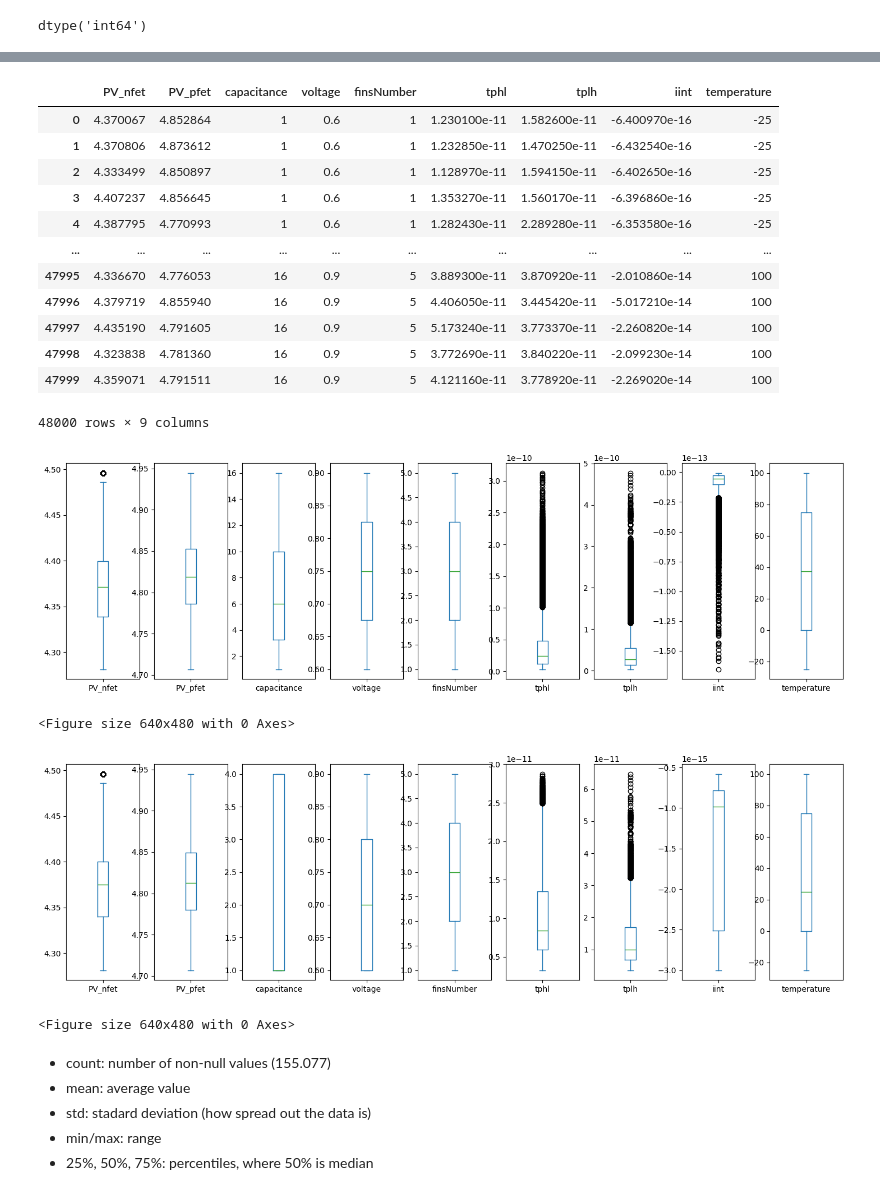
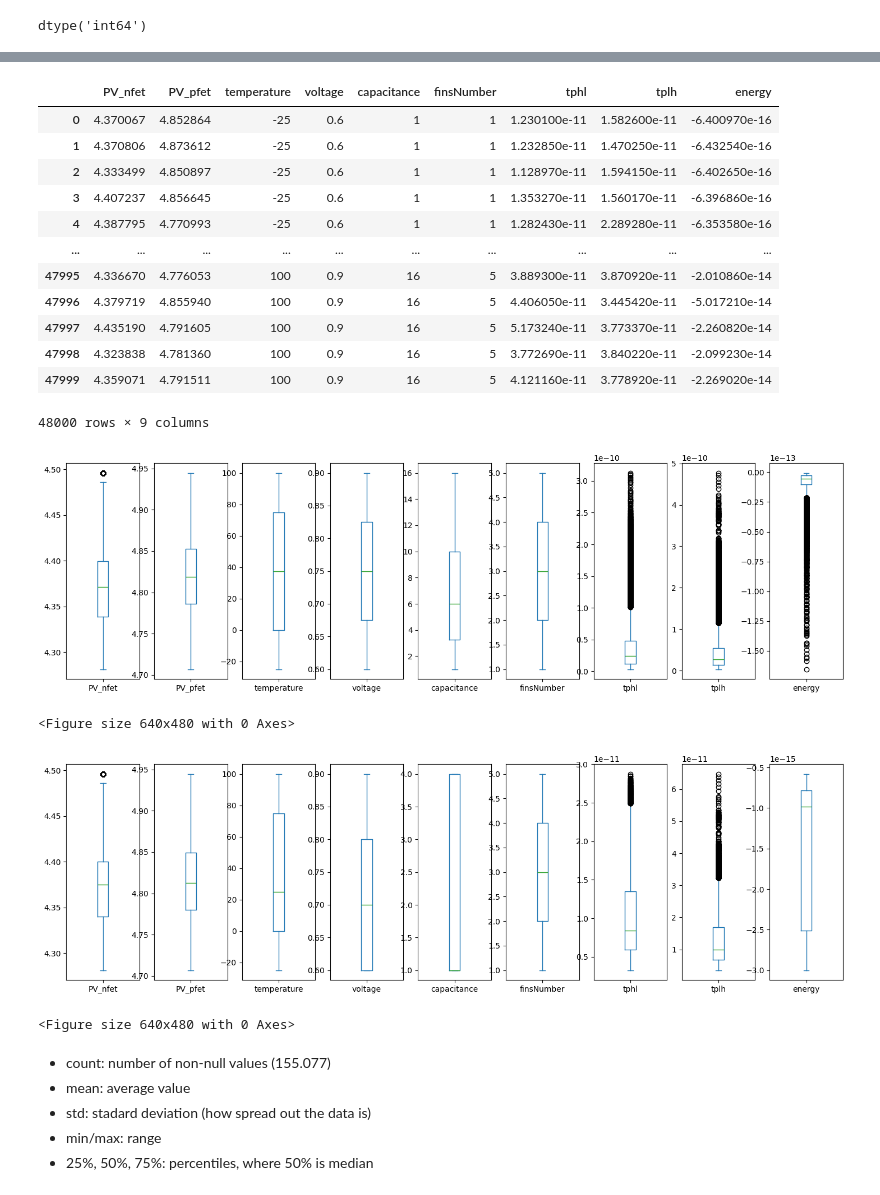
Before and after one commit to moraeseduarda/jupyter_ic, a Jupyter notebook: notebooks/FINFET/7nm/NOT/01_data_exploration.ipynb, the cells around one changed output, grey strips where cells are left out. Drawn from its saved outputs; the diff is of its cells as text; code cells hidden in the pictures.

```diff
--- a/notebooks/FINFET/7nm/NOT/01_data_exploration.ipynb
+++ b/notebooks/FINFET/7nm/NOT/01_data_exploration.ipynb
@@ -22,7 +22,8 @@ data = data.rename(columns={
     'vdd': 'voltage',
     'LoadCap': 'capacitance',
     'number_fin': 'finsNumber',
-    'temper': 'temperature'
+    'temper': 'temperature',
+    'iint': 'energy'
 })
 
 data
@@ -75,0 +65,16 @@ Variables
+# %%
+nova_ordem = [
+    'PV_nfet',
+    'PV_pfet',
+    'temperature',
+    'voltage',
+    'capacitance',
+    'finsNumber',
+    'tphl',
+    'tplh',
+    'energy'
+]
+
+data = data[nova_ordem]
+
+data
@@ -95,18 +114,18 @@ memory usage: 3.3 MB
 # %%
 data
 # %% [output]
-|  | PV_nfet | PV_pfet | capacitance | voltage | finsNumber | tphl | tplh | iint | temperature |
-| 0 | 4.370067 | 4.852864 | 1 | 0.6 | 1 | 1.230100e-11 | 1.582600e-11 | -6.400970e-16 | -25 |
-| 1 | 4.370806 | 4.873612 | 1 | 0.6 | 1 | 1.232850e-11 | 1.470250e-11 | -6.432540e-16 | -25 |
-| 2 | 4.333499 | 4.850897 | 1 | 0.6 | 1 | 1.128970e-11 | 1.594150e-11 | -6.402650e-16 | -25 |
-| 3 | 4.407237 | 4.856645 | 1 | 0.6 | 1 | 1.353270e-11 | 1.560170e-11 | -6.396860e-16 | -25 |
-| 4 | 4.387795 | 4.770993 | 1 | 0.6 | 1 | 1.282430e-11 | 2.289280e-11 | -6.353580e-16 | -25 |
+|  | PV_nfet | PV_pfet | temperature | voltage | capacitance | finsNumber | tphl | tplh | energy |
+| 0 | 4.370067 | 4.852864 | -25 | 0.6 | 1 | 1 | 1.230100e-11 | 1.582600e-11 | -6.400970e-16 |
+| 1 | 4.370806 | 4.873612 | -25 | 0.6 | 1 | 1 | 1.232850e-11 | 1.470250e-11 | -6.432540e-16 |
+| 2 | 4.333499 | 4.850897 | -25 | 0.6 | 1 | 1 | 1.128970e-11 | 1.594150e-11 | -6.402650e-16 |
+| 3 | 4.407237 | 4.856645 | -25 | 0.6 | 1 | 1 | 1.353270e-11 | 1.560170e-11 | -6.396860e-16 |
+| 4 | 4.387795 | 4.770993 | -25 | 0.6 | 1 | 1 | 1.282430e-11 | 2.289280e-11 | -6.353580e-16 |
 | ... | ... | ... | ... | ... | ... | ... | ... | ... | ... |
-| 47995 | 4.336670 | 4.776053 | 16 | 0.9 | 5 | 3.889300e-11 | 3.870920e-11 | -2.010860e-14 | 100 |
-| 47996 | 4.379719 | 4.855940 | 16 | 0.9 | 5 | 4.406050e-11 | 3.445420e-11 | -5.017210e-14 | 100 |
-| 47997 | 4.435190 | 4.791605 | 16 | 0.9 | 5 | 5.173240e-11 | 3.773370e-11 | -2.260820e-14 | 100 |
-| 47998 | 4.323838 | 4.781360 | 16 | 0.9 | 5 | 3.772690e-11 | 3.840220e-11 | -2.099230e-14 | 100 |
-| 47999 | 4.359071 | 4.791511 | 16 | 0.9 | 5 | 4.121160e-11 | 3.778920e-11 | -2.269020e-14 | 100 |
+| 47995 | 4.336670 | 4.776053 | 100 | 0.9 | 16 | 5 | 3.889300e-11 | 3.870920e-11 | -2.010860e-14 |
+| 47996 | 4.379719 | 4.855940 | 100 | 0.9 | 16 | 5 | 4.406050e-11 | 3.445420e-11 | -5.017210e-14 |
+| 47997 | 4.435190 | 4.791605 | 100 | 0.9 | 16 | 5 | 5.173240e-11 | 3.773370e-11 | -2.260820e-14 |
+| 47998 | 4.323838 | 4.781360 | 100 | 0.9 | 16 | 5 | 3.772690e-11 | 3.840220e-11 | -2.099230e-14 |
+| 47999 | 4.359071 | 4.791511 | 100 | 0.9 | 16 | 5 | 4.121160e-11 | 3.778920e-11 | -2.269020e-14 |
 48000 rows × 9 columns
 # %%
 data.plot(kind='box', figsize=(30, 5), subplots=True, layout=(1, 15))
@@ -114,20 +133,20 @@ plt.figure()
 plt.show()
 plt.close()
 # %% [output]
-[figure, old version]
+[figure, new version]
 <Figure size 640x480 with 0 Axes>
 # %%
 # Outliers
 data = data[(2e-12<=data.tphl)&(data.tphl<=2.9e-11)]
 data = data[(1e-12<=data.tplh)&(data.tplh<=6.8e-11)]
-data = data[(-3e-15<=data.iint)]
+data = data[(-3e-15<=data.energy)]
 
 data.plot(kind='box', figsize=(30, 5), subplots=True, layout=(1, 15))
 plt.figure()
 plt.show()
 plt.close()
 # %% [output]
-[figure, old version]
+[figure, new version]
 <Figure size 640x480 with 0 Axes>
 # %% [markdown]
 - count: number of non-null values (155.077)
```
Also changed, not shown: parts of 15 cells of this notebook, 40 other files.
